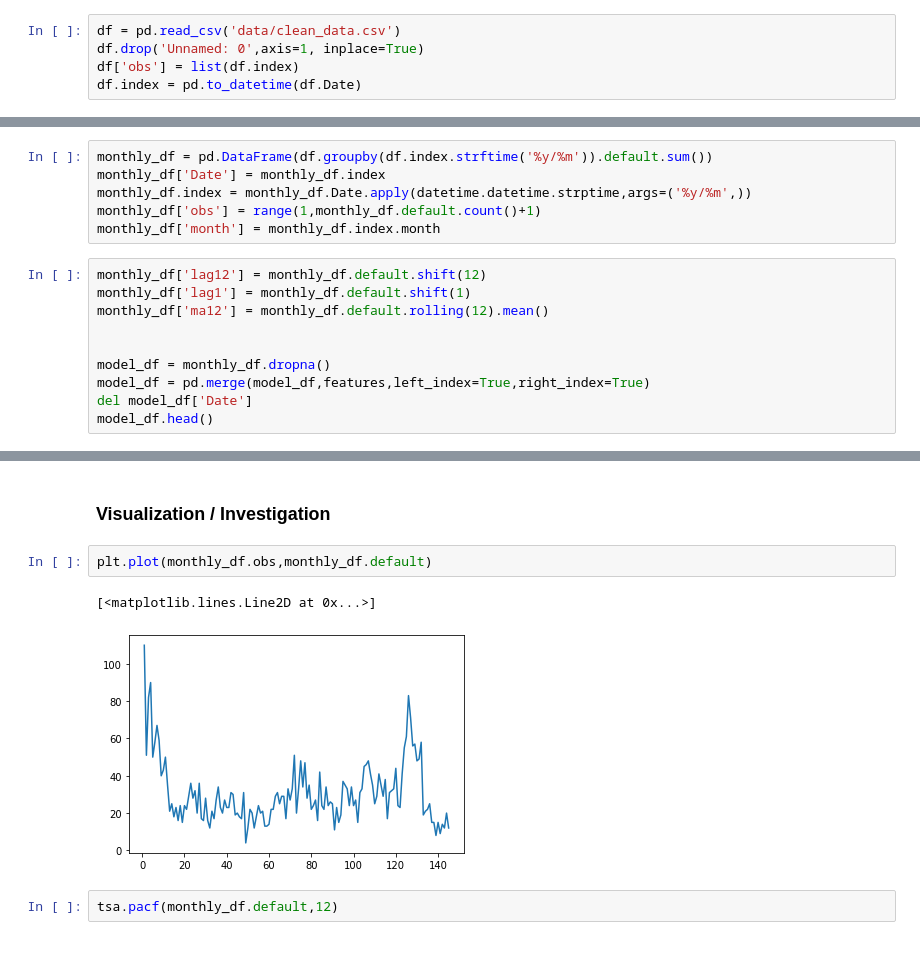
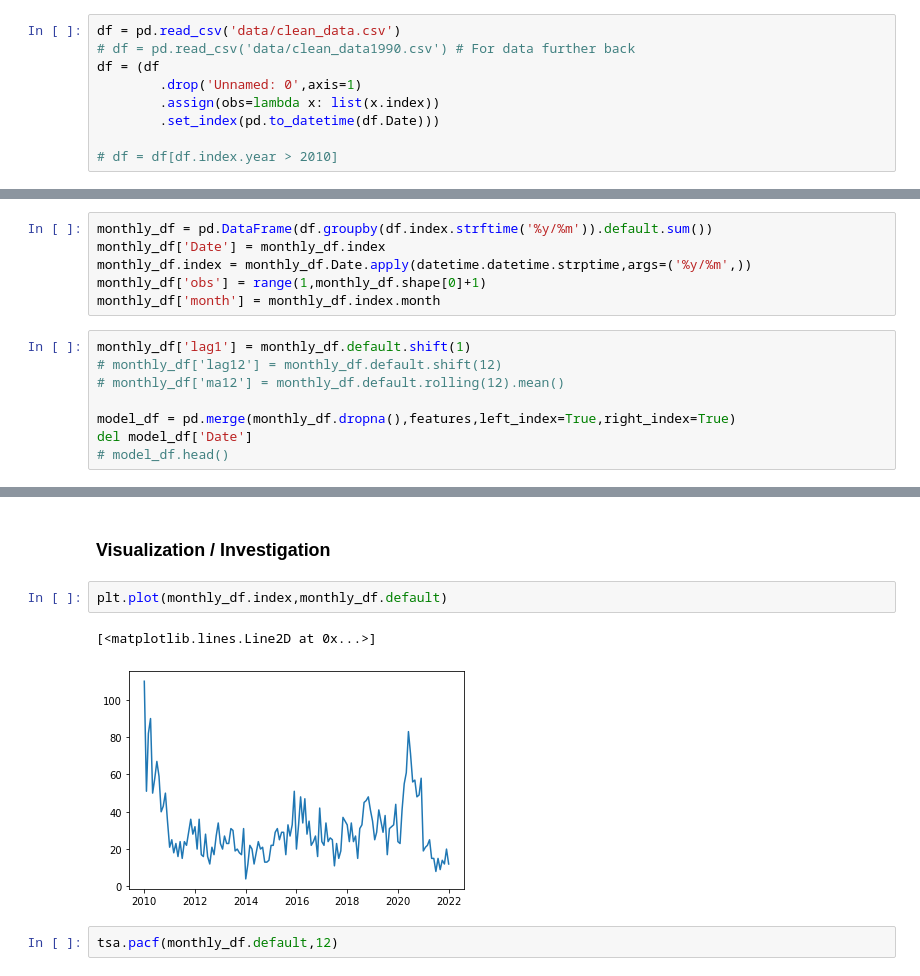
Before and after one commit to lwarner100/ISOM-455-Project, a Jupyter notebook: env.ipynb, the cells around one changed output, grey strips where cells are left out. Saved outputs shown, nothing was run; the diff lists cells and outputs as text.

```diff
--- a/env.ipynb
+++ b/env.ipynb
@@ -12,7 +12,11 @@ import tensorflow as tf
 ### Importing data
 # %%
 df = pd.read_csv('data/clean_data.csv')
-df.drop('Unnamed: 0',axis=1, inplace=True)
-df['obs'] = list(df.index)
-df.index = pd.to_datetime(df.Date)
+# df = pd.read_csv('data/clean_data1990.csv') # For data further back
+df = (df
+        .drop('Unnamed: 0',axis=1)
+        .assign(obs=lambda x: list(x.index))
+        .set_index(pd.to_datetime(df.Date)))
+
+# df = df[df.index.year > 2010]
 # %% [markdown]
@@ -41,15 +43,13 @@ features.head()
 monthly_df = pd.DataFrame(df.groupby(df.index.strftime('%y/%m')).default.sum())
 monthly_df['Date'] = monthly_df.index
 monthly_df.index = monthly_df.Date.apply(datetime.datetime.strptime,args=('%y/%m',))
-monthly_df['obs'] = range(1,monthly_df.default.count()+1)
+monthly_df['obs'] = range(1,monthly_df.shape[0]+1)
 monthly_df['month'] = monthly_df.index.month
 # %%
-monthly_df['lag12'] = monthly_df.default.shift(12)
 monthly_df['lag1'] = monthly_df.default.shift(1)
-monthly_df['ma12'] = monthly_df.default.rolling(12).mean()
+# monthly_df['lag12'] = monthly_df.default.shift(12)
+# monthly_df['ma12'] = monthly_df.default.rolling(12).mean()
 
-
-model_df = monthly_df.dropna()
-model_df = pd.merge(model_df,features,left_index=True,right_index=True)
+model_df = pd.merge(monthly_df.dropna(),features,left_index=True,right_index=True)
 del model_df['Date']
-model_df.head()
+# model_df.head()
@@ -65,10 +56,10 @@ model_df.head()
 # %% [markdown]
 ### Visualization / Investigation
 # %%
-plt.plot(monthly_df.obs,monthly_df.default)
+plt.plot(monthly_df.index,monthly_df.default)
 # %% [output]
 [<matplotlib.lines.Line2D at 0x...>]
-[figure, old version]
+[figure, new version]
 # %%
 tsa.pacf(monthly_df.default,12)
 # %% [output]
```
Also changed, not shown: parts of 28 cells of this notebook.
